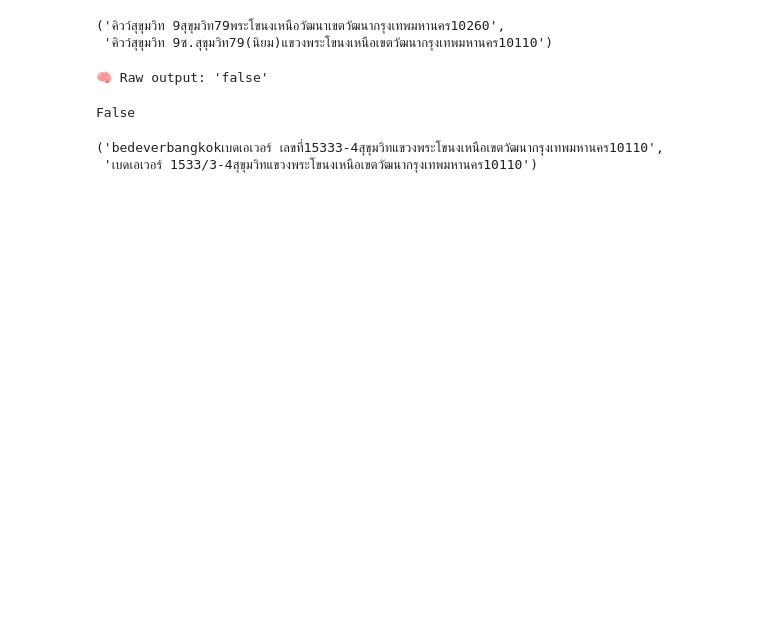
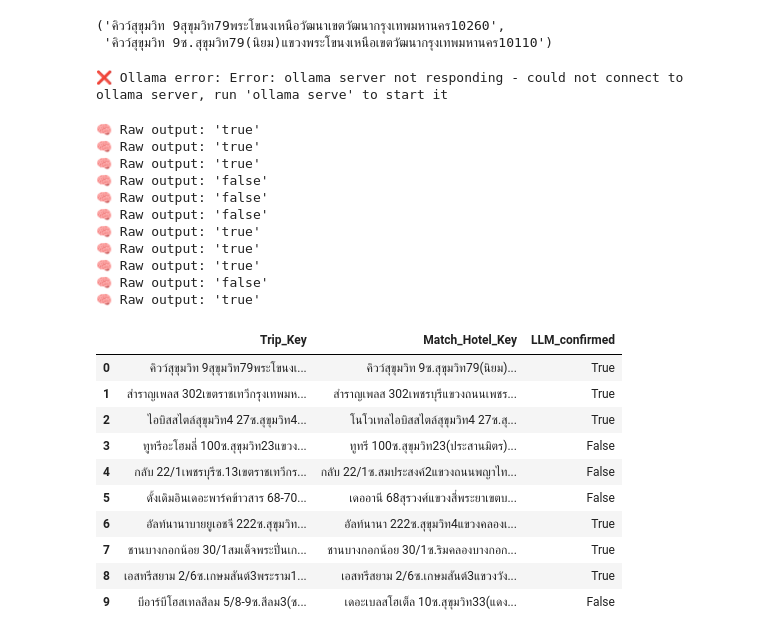
Before and after one commit to Thanrada2024/illegal_accommodation, a Jupyter notebook: DS_task.ipynb, the cells around one changed output. Drawn from its saved outputs; the diff is of its cells as text; code cells hidden in the pictures; blank space fills up the shorter version.

```diff
--- a/DS_task.ipynb
+++ b/DS_task.ipynb
@@ -477,15 +541,43 @@ df_top1.Trip_Key[0],df_top1.Match_Hotel_Key[0]
 ('คิวว์สุขุมวิท 9สุขุมวิท79พระโขนงเหนือวัฒนาเขตวัฒนากรุงเทพมหานคร10260',
  'คิวว์สุขุมวิท 9ซ.สุขุมวิท79(นิยม)แขวงพระโขนงเหนือเขตวัฒนากรุงเทพมหานคร10110')
 # %%
-confirm_match_ollama(df_top1.Trip_Key[400],df_top1.Match_Hotel_Key[400])
+confirm_match_ollama(df_top1.Trip_Key[0],df_top1.Match_Hotel_Key[0])
 # %% [output]
-🧠 Raw output: 'false'
+❌ Ollama error: Error: ollama server not responding - could not connect to ollama server, run 'ollama serve' to start it
-False
-# %%
-df_top1.Trip_Key[401],df_top1.Match_Hotel_Key[401]
-# %% [output]
-('bedeverbangkokเบดเอเวอร์ เลขที่15333-4สุขุมวิทแขวงพระโขนงเหนือเขตวัฒนากรุงเทพมหานคร10110',
- 'เบดเอเวอร์ 1533/3-4สุขุมวิทแขวงพระโขนงเหนือเขตวัฒนากรุงเทพมหานคร10110')
+# %%
+from tqdm.auto import tqdm
+tqdm.pandas()
+
+# Apply the function to the first 5 rows of df_top1
+df_top1.loc[0:10, 'LLM_confirmed'] = df_top1.loc[0:10].progress_apply(
+    lambda row: confirm_match_ollama(row['Trip_Key'], row['Match_Hotel_Key'], model="scb10x/llama3.1-typhoon2-8b-instruct"), axis=1
+)
+
+# Display the results for the first 5 rows
+display(df_top1[['Trip_Key', 'Match_Hotel_Key', 'LLM_confirmed']].head(10))
+# %% [output]
+🧠 Raw output: 'true'
+🧠 Raw output: 'true'
+🧠 Raw output: 'true'
+🧠 Raw output: 'false'
+🧠 Raw output: 'false'
+🧠 Raw output: 'false'
+🧠 Raw output: 'true'
+🧠 Raw output: 'true'
+🧠 Raw output: 'true'
+🧠 Raw output: 'false'
+🧠 Raw output: 'true'
+|  | Trip_Key | Match_Hotel_Key | LLM_confirmed |
+| 0 | คิวว์สุขุมวิท 9สุขุมวิท79พระโขนงเ... | คิวว์สุขุมวิท 9ซ.สุขุมวิท79(นิยม)... | True |
+| 1 | สําราญเพลส 302เขตราชเทวีกรุงเทพมห... | สําราญเพลส 302เพชรบุรีแขวงถนนเพชร... | True |
+| 2 | ไอบิสสไตล์สุขุมวิท4 27ซ.สุขุมวิท4... | โนโวเทลไอบิสสไตล์สุขุมวิท4 27ซ.สุ... | True |
+| 3 | ทูทรีอะโฮมลี่ 100ซ.สุขุมวิท23แขวง... | ทูทรี 100ซ.สุขุมวิท23(ประสานมิตร)... | False |
+| 4 | กลับ 22/1เพชรบุรีซ.13เขตราชเทวีกร... | กลับ 22/1ซ.สมประสงค์2แขวงถนนพญาไท... | False |
+| 5 | ดั้งเดิมอินเดอะพาร์คข้าวสาร 68-70... | เดออานี 68สุรวงศ์แขวงสี่พระยาเขตบ... | False |
+| 6 | อัลท์นานาบายยูเอชจี 222ซ.สุขุมวิท... | อัลท์นานา 222ซ.สุขุมวิท4แขวงคลองเ... | True |
+| 7 | ชานบางกอกน้อย 30/1สมเด็จพระปิ่นเก... | ชานบางกอกน้อย 30/1ซ.ริมคลองบางกอก... | True |
+| 8 | เอสทรีสยาม 2/6ซ.เกษมสันต์3พระราม1... | เอสทรีสยาม 2/6ซ.เกษมสันต์3แขวงวัง... | True |
+| 9 | บีอาร์บีโฮสเทลสีลม 5/8-9ซ.สีลม3(ซ... | เดอะเบลสโฮเต็ล 10ซ.สุขุมวิท33(แดง... | False |
 # %%
 tqdm.pandas()
 df_top1['LLM_confirmed'] = df_top1.progress_apply(lambda row: confirm_match_ollama(row['Trip_Key'], row['Match_Hotel_Key']), axis=1)
```
Also changed, not shown: parts of 11 cells of this notebook.
